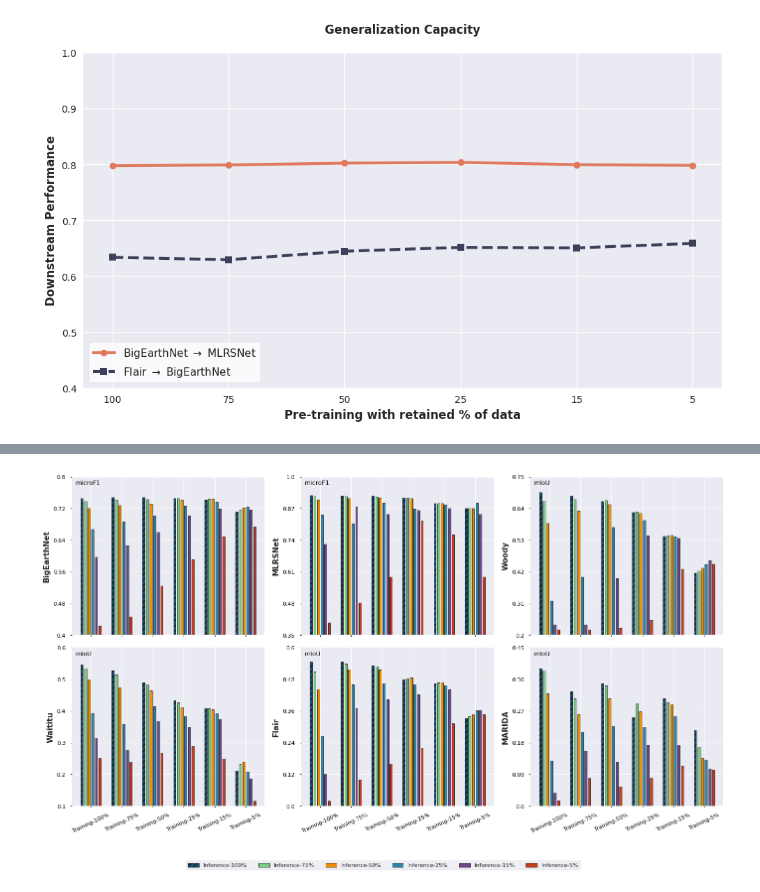
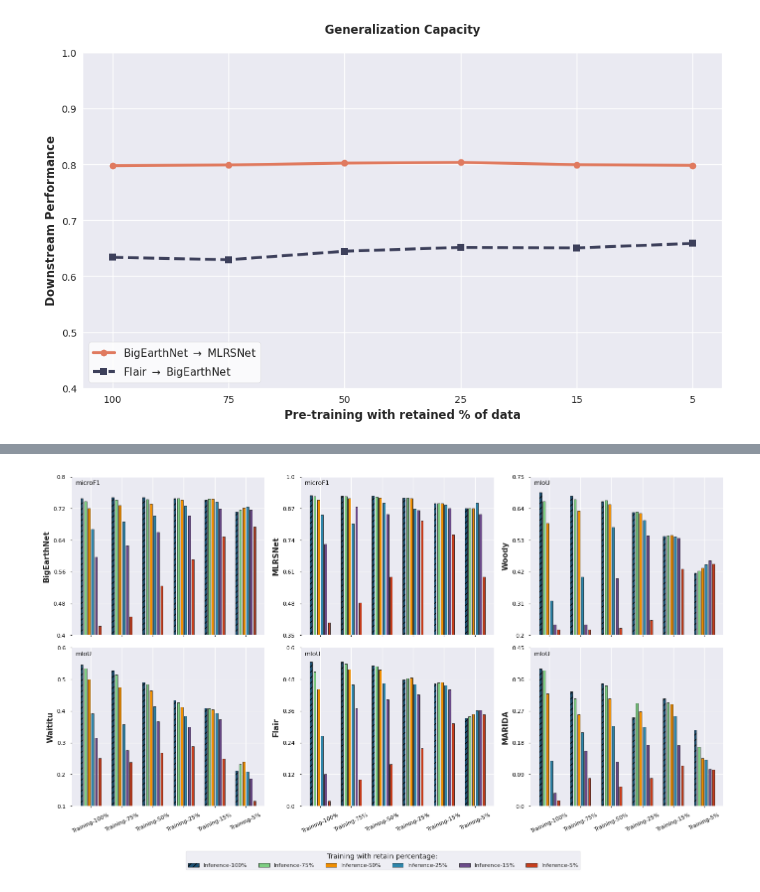
Before and after one commit to Orion-AI-Lab/RedundancyInvestigationEO, a Jupyter notebook: my_plots.ipynb, the cells around one changed output, grey strips where cells are left out. Cells and saved outputs as stored; diff of their text form; code cells hidden in the pictures.

```diff
--- a/my_plots.ipynb
+++ b/my_plots.ipynb
@@ -875,32 +862,32 @@ offsets = np.linspace(-(N_BARS - 1) / 2, (N_BARS - 1) / 2, N_BARS) * (bar_width
 legend_handles = []
 
 for idx, dataset in enumerate(DATASETS):
     ax = axes[idx]
     ax.grid(axis='y', linewidth=0.8, color='white', linestyle='-')
     for i, series_name in enumerate(BAR_SERIES_LABELS):
         values = [DATA[dataset][train_pct][i] for train_pct in GROUP_LABELS]
         kw = dict(label=series_name, color=colors[i], edgecolor='black', linewidth=0.5)
         if hatches[i]:
             kw['hatch'] = hatches[i]
         bars = ax.bar(x + offsets[i], values, bar_width, **kw)
         if idx == 0:
             legend_handles.append(bars[0])
     ymin, ymax = y_limits.get(dataset, (0, 1))
     ax.set_ylim(ymin, ymax)
     yticks = np.linspace(ymin, ymax, 6)
     ax.set_yticks(yticks)
     ax.set_yticklabels([str(round(v, 2)) for v in yticks], color='black', fontsize=8)
     ax.tick_params(axis='both', which='both', color='black', labelcolor='black', direction='out', length=2, width=0.8)
     ax.set_xticks(x)
     ax.set_xticklabels(GROUP_LABELS, fontsize=8, rotation=25, ha='center', color='black')
     ax.set_ylabel(dataset, fontsize=11, fontweight='bold')
     ax.text(0.02, 0.98, metric_label.get(dataset, ''), transform=ax.transAxes, fontsize=9, va='top', ha='left', color='black')
 
-fig.legend(handles=legend_handles, labels=BAR_SERIES_LABELS, loc='lower center', ncol=6, fontsize=8, frameon=True, bbox_to_anchor=(0.5, -0.02))
+fig.legend(handles=legend_handles, labels=BAR_SERIES_LABELS, loc='lower center', ncol=6, fontsize=8, frameon=True, bbox_to_anchor=(0.5, -0.02), title='Training with retain percentage: ')
 #plt.suptitle('Per-dataset 6×6 bar charts', fontsize=12, fontweight='bold', y=1.02)
 plt.tight_layout(rect=[0, 0.06, 1, 1])
 os.makedirs('paper_plots', exist_ok=True)
 plt.savefig('paper_plots/masking_Training_Inference_per_dataset.pdf', bbox_inches='tight', pad_inches=0.0)
 plt.show()
 # %% [output]
-[figure, old version]
+[figure, new version]
```
Also changed, not shown: parts of 24 cells of this notebook, 2 other files.
